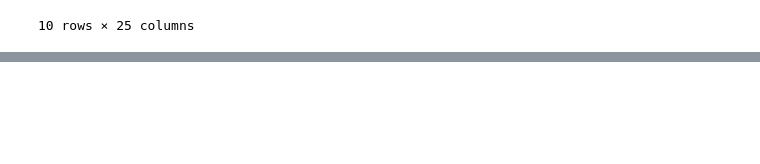
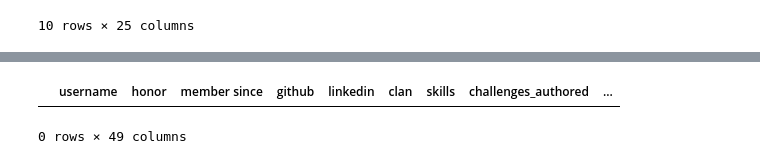
Before and after one commit to albertogcmr/final-project-codewars-ih, a Jupyter notebook: source/codewars-leaderboard.ipynb, the cells around one changed output, grey strips where cells are left out. Cells and saved outputs as stored; diff of their text form; code cells hidden in the pictures; blank space fills up the shorter version.

```diff
--- a/source/codewars-leaderboard.ipynb
+++ b/source/codewars-leaderboard.ipynb
@@ -338,0 +321,7 @@ languages
+# %%
+columns = [u for u in user_columns] + [l for l in languages]
+df_users = pd.DataFrame(columns = columns)
+df_users.head()
+# %% [output]
+|  | username | honor | member since | github | linkedin | clan | skills | challenges_authored | ... |
+0 rows × 49 columns
```
Also changed, not shown: parts of 13 cells of this notebook.
